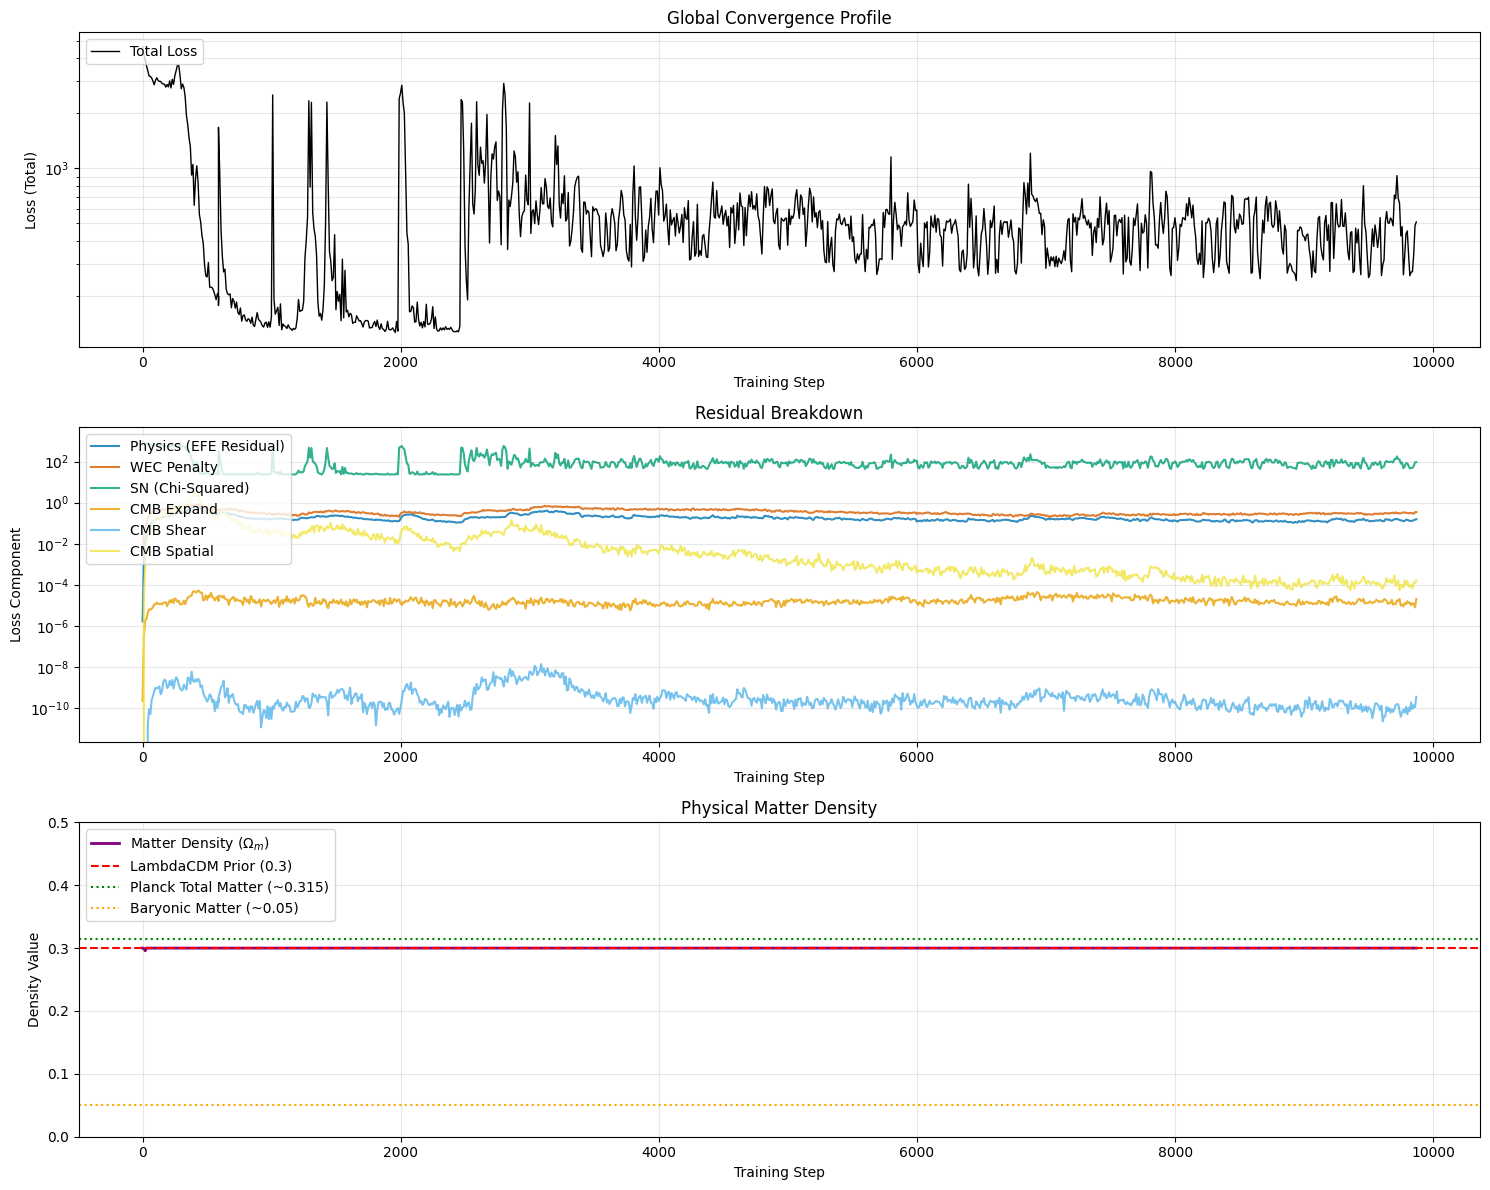
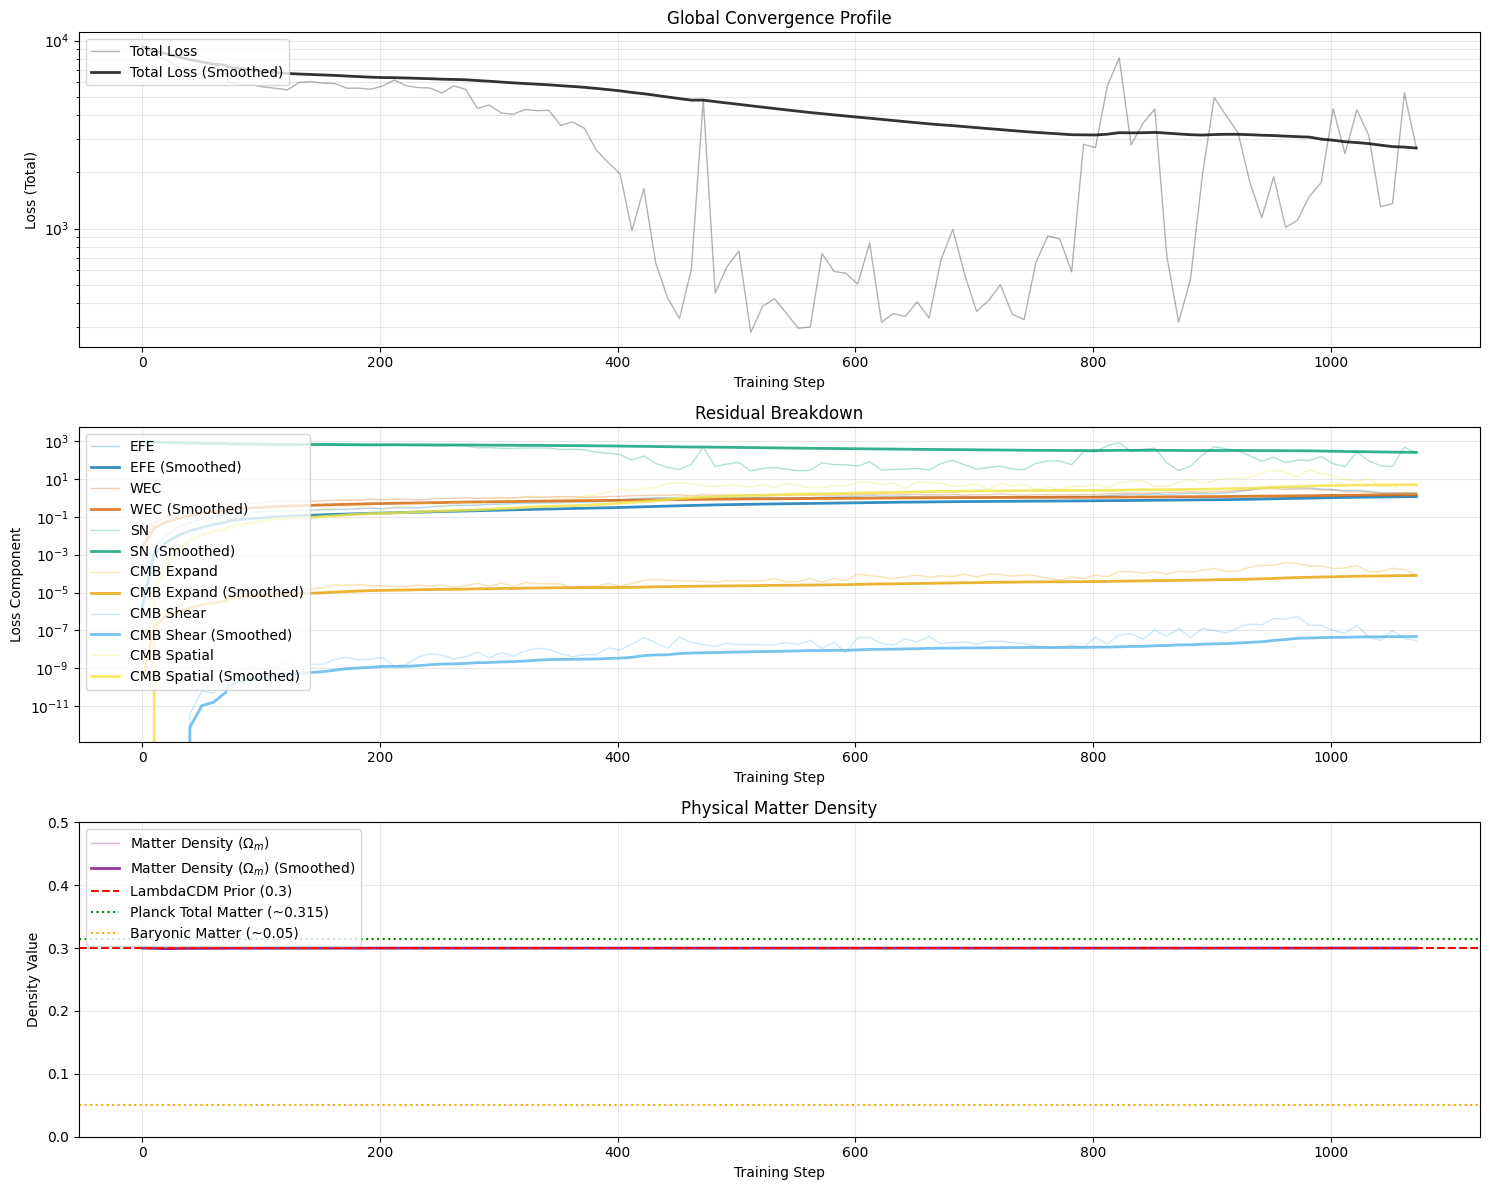
Code edit (unified diff) that turned the first committed figure into the second:
--- before
+++ after
@@ -33,4 +33,23 @@
 
 
+def plot_with_smoothing(ax, df_x, df_y, label, color):
+  ax.plot(
+    df_x,
+    df_y.astype(float),
+    label=label,
+    color=color,
+    linewidth=1,
+    alpha=0.3,
+  )
+  ax.plot(
+    df_x,
+    df_y.astype(float).rolling(window=100, min_periods=1).mean(),
+    label=f"{label} (Smoothed)",
+    color=color,
+    linewidth=2,
+    alpha=0.8,
+  )
+
+
 def monitor_convergence():
   while True:
@@ -44,14 +63,11 @@
       df = pd.read_csv(log_path)
       if len(df) > 1:
+        df = df[df["step"] > df["step"].max() - 10000]
         clear_output(wait=True)
         fig, ax = plt.subplots(3, 1, figsize=(15, 12))
 
         # Plot Total Loss (Log Scale)
-        ax[0].plot(
-          df["step"],
-          df[METRIC_LOSS].astype(float),
-          label="Total Loss",
-          color="black",
-          linewidth=1,
+        plot_with_smoothing(
+          ax[0], df["step"], df[METRIC_LOSS], "Total Loss", "black"
         )
         ax[0].set_yscale("log")
@@ -60,57 +76,23 @@
         ax[0].set_title("Global Convergence Profile")
         ax[0].grid(True, which="both", ls="-", alpha=0.3)
-        ax[0].legend(loc='upper left')
+        ax[0].legend(loc="upper left")
 
         # Plot Components
-        ax[1].plot(
-          df["step"],
-          df[METRIC_PHYS].astype(float),
-          label="Physics (EFE Residual)",
-          color=color_efe,
-          alpha=0.8,
+        plot_with_smoothing(
+          ax[1], df["step"], df[METRIC_PHYS], "EFE", color_efe
         )
-        ax[1].plot(
-          df["step"],
-          df[METRIC_WEC].astype(float),
-          label="WEC Penalty",
-          color=color_wec,
-          alpha=0.8,
+        plot_with_smoothing(ax[1], df["step"], df[METRIC_WEC], "WEC", color_wec)
+        plot_with_smoothing(ax[1], df["step"], df[METRIC_SN], "SN", color_sn)
+        plot_with_smoothing(
+          ax[1], df["step"], df[METRIC_EXPAND], "CMB Expand", color_expand
         )
-        ax[1].plot(
-          df["step"],
-          df[METRIC_SN].astype(float),
-          label="SN (Chi-Squared)",
-          color=color_sn,
-          alpha=0.8,
+        plot_with_smoothing(
+          ax[1], df["step"], df[METRIC_SHEAR], "CMB Shear", color_shear
         )
-        ax[1].plot(
-          df["step"],
-          df[METRIC_EXPAND].astype(float),
-          label="CMB Expand",
-          color=color_expand,
-          alpha=0.8,
+        plot_with_smoothing(
+          ax[1], df["step"], df[METRIC_SPATIAL], "CMB Spatial", color_spatial
         )
-        ax[1].plot(
-          df["step"],
-          df[METRIC_SHEAR].astype(float),
-          label="CMB Shear",
-          color=color_shear,
-          alpha=0.8,
-        )
-        ax[1].plot(
-          df["step"],
-          df[METRIC_SPATIAL].astype(float),
-          label="CMB Spatial",
-          color=color_spatial,
-          alpha=0.8,
-        )
+        # plot_with_smoothing(ax[1], df["step"], df[METRIC_BAO], "BAO", color_bao)
 
-        # ax[1].plot(
-        #  df["step"],
-        #  df["l_bao"].astype(float),
-        #  label="BAO (Chi-Squared)",
-        #  color=color_bao,
-        #  alpha=0.8,
-        # )
         ax[1].set_yscale("log")
         ax[1].set_xlabel("Training Step")
@@ -118,13 +100,13 @@
         ax[1].set_title("Residual Breakdown")
         ax[1].grid(True, which="both", ls="-", alpha=0.3)
-        ax[1].legend(loc='upper left')
+        ax[1].legend(loc="upper left")
 
         # Plot Physical Matter Density
-        ax[2].plot(
+        plot_with_smoothing(
+          ax[2],
           df["step"],
-          df[METRIC_OMEGA_M].astype(float),
+          df[METRIC_OMEGA_M],
           label="Matter Density ($\\Omega_m$)",
           color="purple",
-          linewidth=2,
         )
         ax[2].axhline(
@@ -146,5 +128,5 @@
         ax[2].set_ylim(0.0, 0.5)
         ax[2].grid(True, which="both", ls="-", alpha=0.3)
-        ax[2].legend(loc='upper left')
+        ax[2].legend(loc="upper left")
 
         plt.tight_layout()

Commit: Implement dynamic kick period